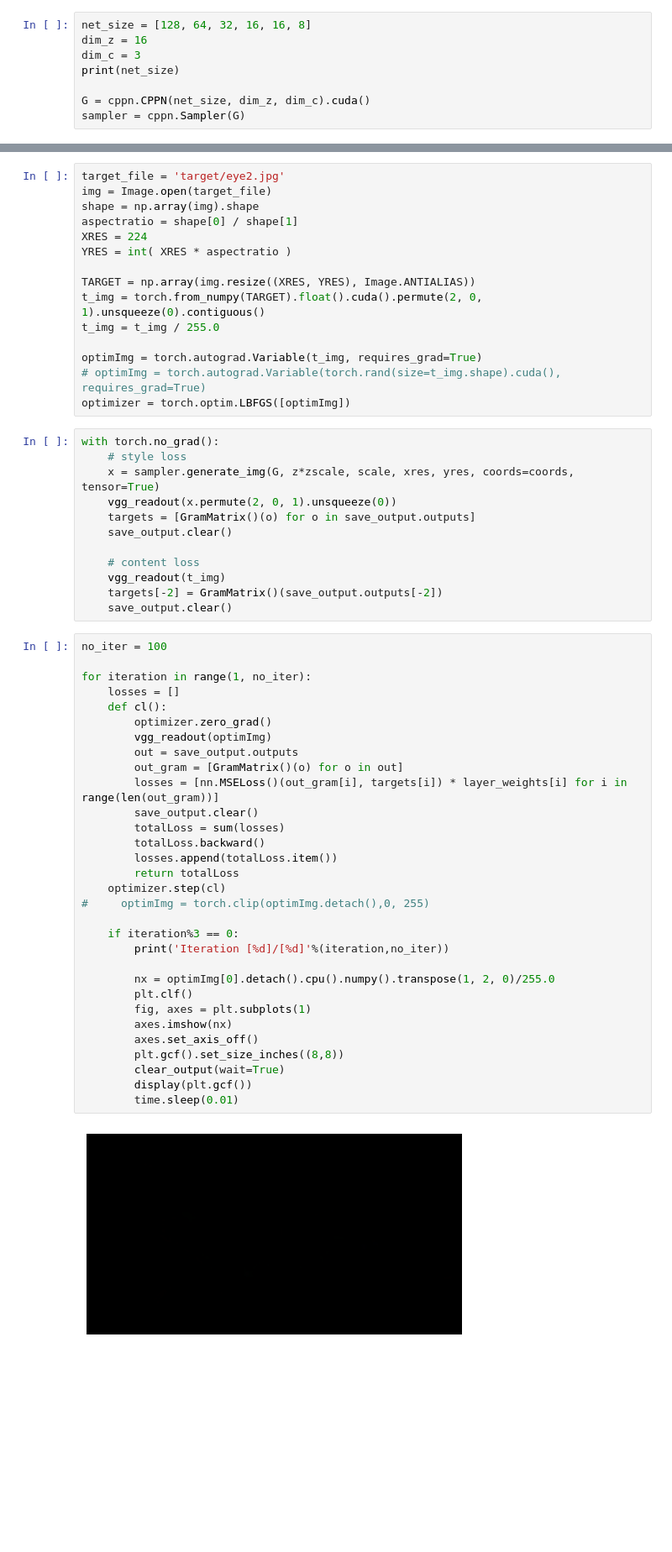
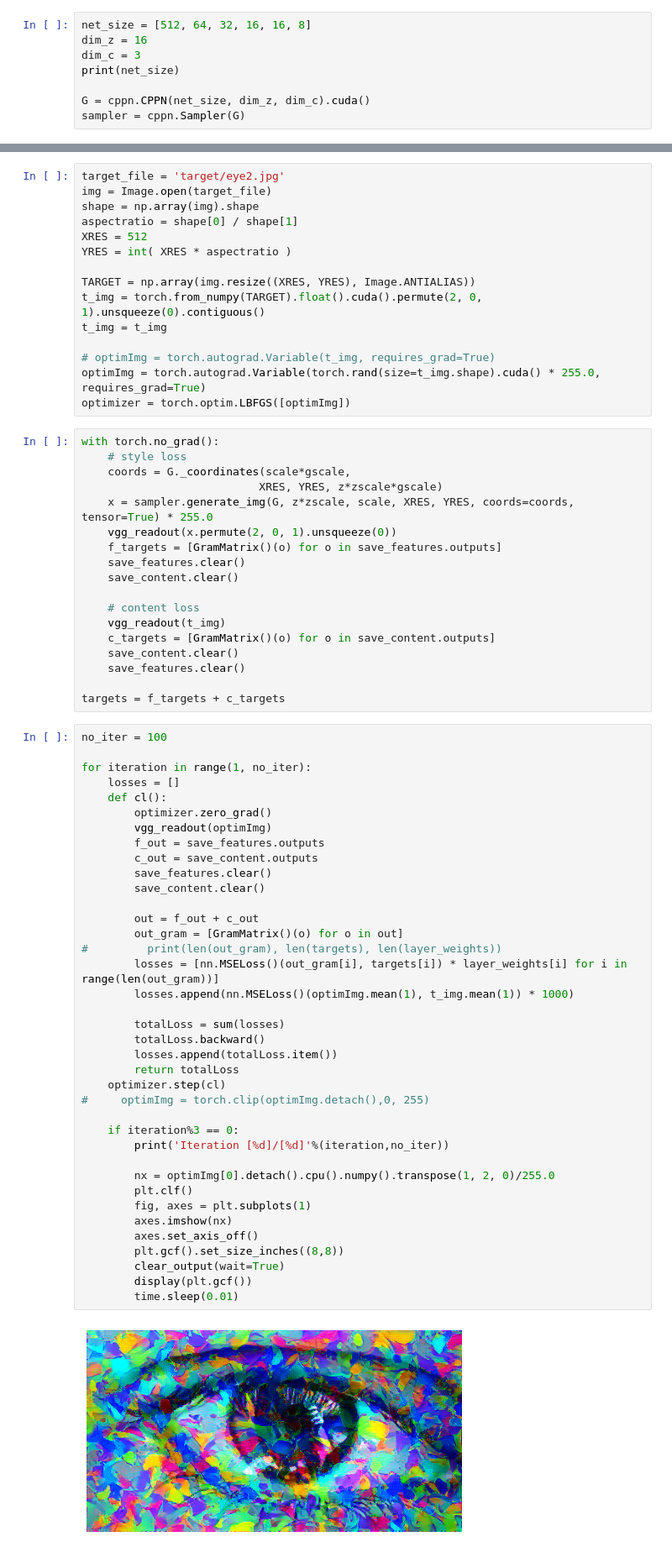
Before and after one commit to heysoos/neuralart, a Jupyter notebook: notebooks/style_transfer_cppn_vgg19.ipynb, the cells around one changed output, grey strips where cells are left out. Shown at 84% size. Cells and saved outputs as stored; diff of their text form; blank space fills up the shorter version.

```diff
--- a/notebooks/style_transfer_cppn_vgg19.ipynb
+++ b/notebooks/style_transfer_cppn_vgg19.ipynb
@@ -54,5 +61,5 @@ for i, layer in enumerate(vgg_readout.modules()):
 # %%
-net_size = [128, 64, 32, 16, 16, 8]
+net_size = [512, 64, 32, 16, 16, 8]
 dim_z = 16
 dim_c = 3
 print(net_size)
@@ -85,58 +92,71 @@ target_file = 'target/eye2.jpg'
 img = Image.open(target_file)
 shape = np.array(img).shape
 aspectratio = shape[0] / shape[1]
-XRES = 224
+XRES = 512
 YRES = int( XRES * aspectratio )
 
 TARGET = np.array(img.resize((XRES, YRES), Image.ANTIALIAS))
 t_img = torch.from_numpy(TARGET).float().cuda().permute(2, 0, 1).unsqueeze(0).contiguous()
-t_img = t_img / 255.0
+t_img = t_img
 
-optimImg = torch.autograd.Variable(t_img, requires_grad=True)
-# optimImg = torch.autograd.Variable(torch.rand(size=t_img.shape).cuda(), requires_grad=True)
+# optimImg = torch.autograd.Variable(t_img, requires_grad=True)
+optimImg = torch.autograd.Variable(torch.rand(size=t_img.shape).cuda() * 255.0, requires_grad=True)
 optimizer = torch.optim.LBFGS([optimImg])
 # %%
 with torch.no_grad():
     # style loss
-    x = sampler.generate_img(G, z*zscale, scale, xres, yres, coords=coords, tensor=True)
+    coords = G._coordinates(scale*gscale,
+                           XRES, YRES, z*zscale*gscale)
+    x = sampler.generate_img(G, z*zscale, scale, XRES, YRES, coords=coords, tensor=True) * 255.0
     vgg_readout(x.permute(2, 0, 1).unsqueeze(0))
-    targets = [GramMatrix()(o) for o in save_output.outputs]
-    save_output.clear()
+    f_targets = [GramMatrix()(o) for o in save_features.outputs]
+    save_features.clear()
+    save_content.clear()
 
     # content loss
     vgg_readout(t_img)
-    targets[-2] = GramMatrix()(save_output.outputs[-2])
-    save_output.clear()
+    c_targets = [GramMatrix()(o) for o in save_content.outputs]
+    save_content.clear()
+    save_features.clear()
+
+targets = f_targets + c_targets
 # %%
 no_iter = 100
 
 for iteration in range(1, no_iter):
     losses = []
     def cl():
         optimizer.zero_grad()
         vgg_readout(optimImg)
-        out = save_output.outputs
+        f_out = save_features.outputs
+        c_out = save_content.outputs
+        save_features.clear()
+        save_content.clear()
+
+        out = f_out + c_out
         out_gram = [GramMatrix()(o) for o in out]
+#         print(len(out_gram), len(targets), len(layer_weights))
         losses = [nn.MSELoss()(out_gram[i], targets[i]) * layer_weights[i] for i in range(len(out_gram))]
-        save_output.clear()
+        losses.append(nn.MSELoss()(optimImg.mean(1), t_img.mean(1)) * 1000)
+
         totalLoss = sum(losses)
         totalLoss.backward()
         losses.append(totalLoss.item())
         return totalLoss
     optimizer.step(cl)
 #     optimImg = torch.clip(optimImg.detach(),0, 255)
 
     if iteration%3 == 0:
         print('Iteration [%d]/[%d]'%(iteration,no_iter))
 
         nx = optimImg[0].detach().cpu().numpy().transpose(1, 2, 0)/255.0
         plt.clf()
         fig, axes = plt.subplots(1)
         axes.imshow(nx)
         axes.set_axis_off()
         plt.gcf().set_size_inches((8,8))
         clear_output(wait=True)
         display(plt.gcf())
         time.sleep(0.01)
 # %% [output]
-[figure, old version]
+[figure, new version]
```
Also changed, not shown: parts of 4 cells of this notebook, 1 other file.
